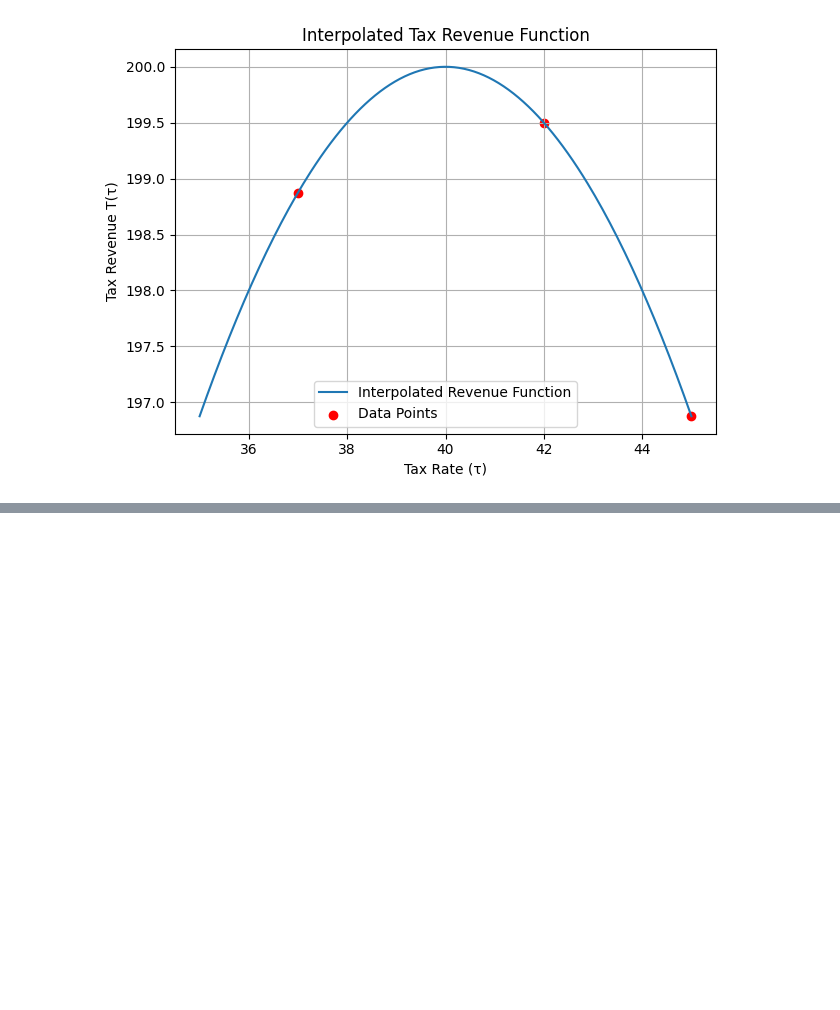
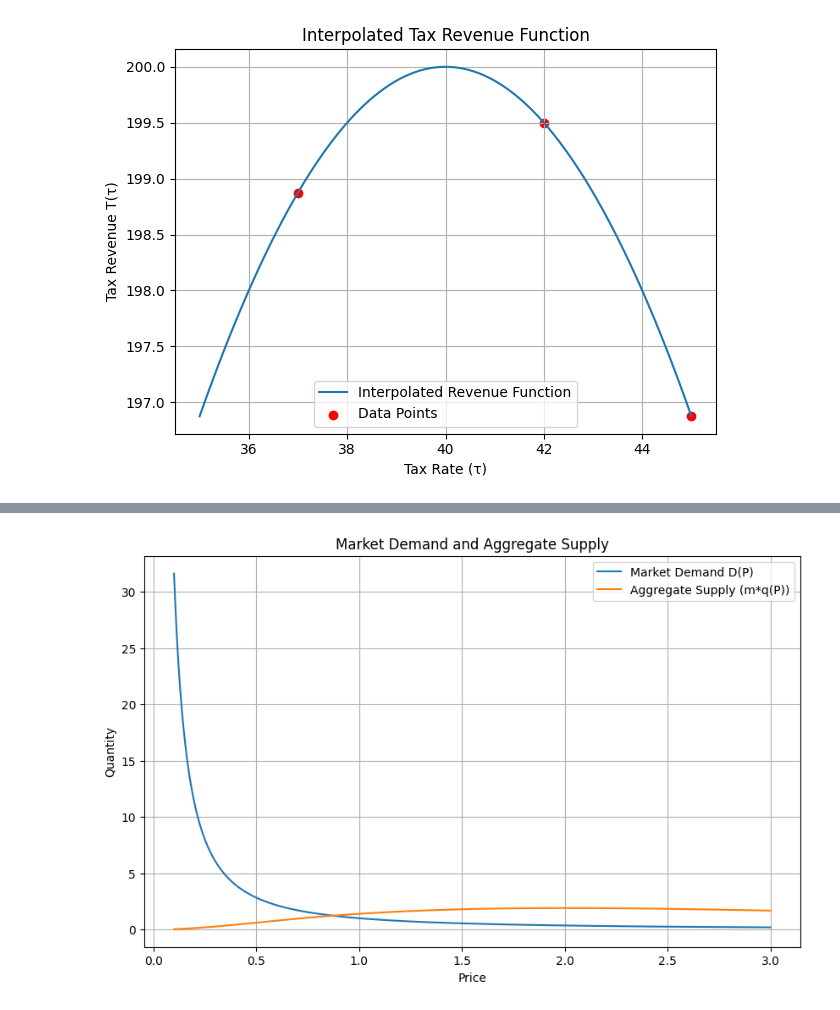
Before and after one commit to olurie/Comp-Methods-HW, a Jupyter notebook: homework_1.ipynb, the cells around one changed output, grey strips where cells are left out. Drawn from its saved outputs; the diff is of its cells as text; code cells hidden in the pictures; blank space fills up the shorter version.

```diff
--- a/homework_1.ipynb
+++ b/homework_1.ipynb
@@ -494,0 +266,58 @@ m=5, eta=1.5, alpha=1.0
+# %%
+#2.9
+# Parameters
+alpha = 1.0
+eta = 1.5
+m = 3
+N = 10
+NP = 1000
+
+# Price grid: equidistant in [0.1, 3.0]
+P_grid = np.linspace(0.1, 3.0, N + 1)
+
+# Demand function
+def D(P):
+    return P ** (-eta)
+
+# Derivative of demand wrt price
+def D_prime(P):
+    return -eta * P ** (-eta - 1)
+
+# Marginal cost function
+def marginal_cost(q):
+    return alpha * np.sqrt(q) + q**2
+
+def firm_quantity(P):
+    def F(q):
+        if q < 0:
+            return 1e6  # penalize negative q
+        MB = P + q * (1 / D_prime(P)) * (1 / m)
+        MC = marginal_cost(q)
+        return MB - MC
+
+    q_guess = D(P) / m  # initial guess based on equal split
+    q_sol, = fsolve(F, q_guess)
+    return max(q_sol, 0)  # ensure non-negative quantity
+
+# Compute quantities for each price
+q_values = np.array([firm_quantity(P) for P in P_grid])
+
+# Interpolation using CubicSpline
+spline_q = CubicSpline(P_grid, q_values)
+
+# Fine price grid for plotting
+P_fine = np.linspace(0.1, 3.0, NP)
+q_interp = spline_q(P_fine)
+
+# Plot demand and individual supply
+plt.figure(figsize=(10, 6))
+plt.plot(P_fine, D(P_fine), label="Market Demand D(P)")
+plt.plot(P_fine, m * q_interp, label="Aggregate Supply (m*q(P))")
+plt.xlabel("Price")
+plt.ylabel("Quantity")
+plt.title("Market Demand and Aggregate Supply")
+plt.legend()
+plt.grid(True)
+plt.show()
+# %% [output]
+[figure, added]
```
Also changed, not shown: parts of 4 cells of this notebook.
